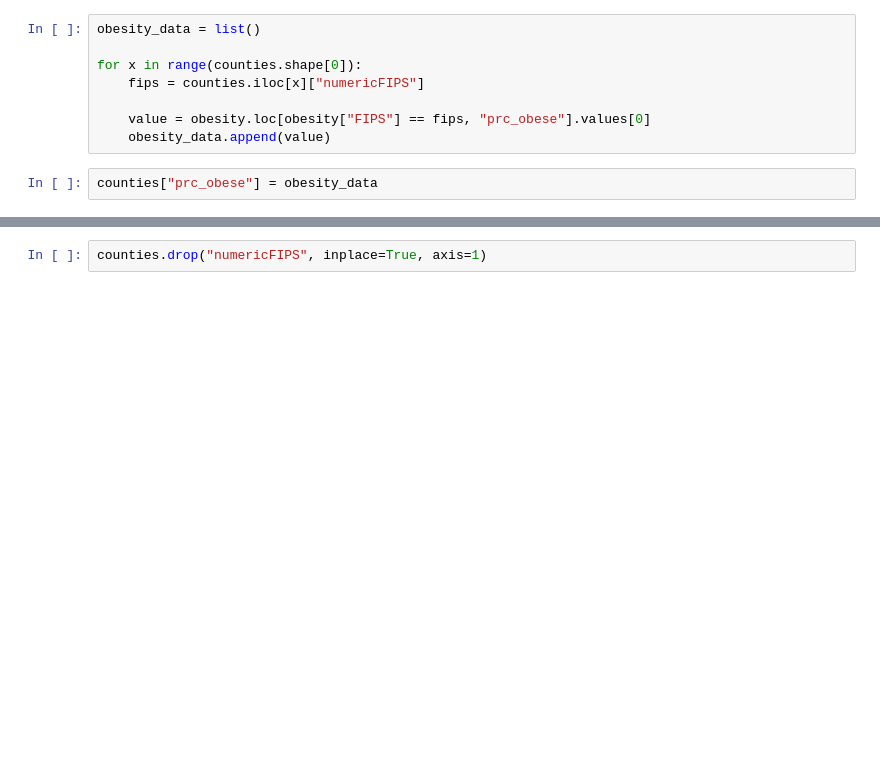
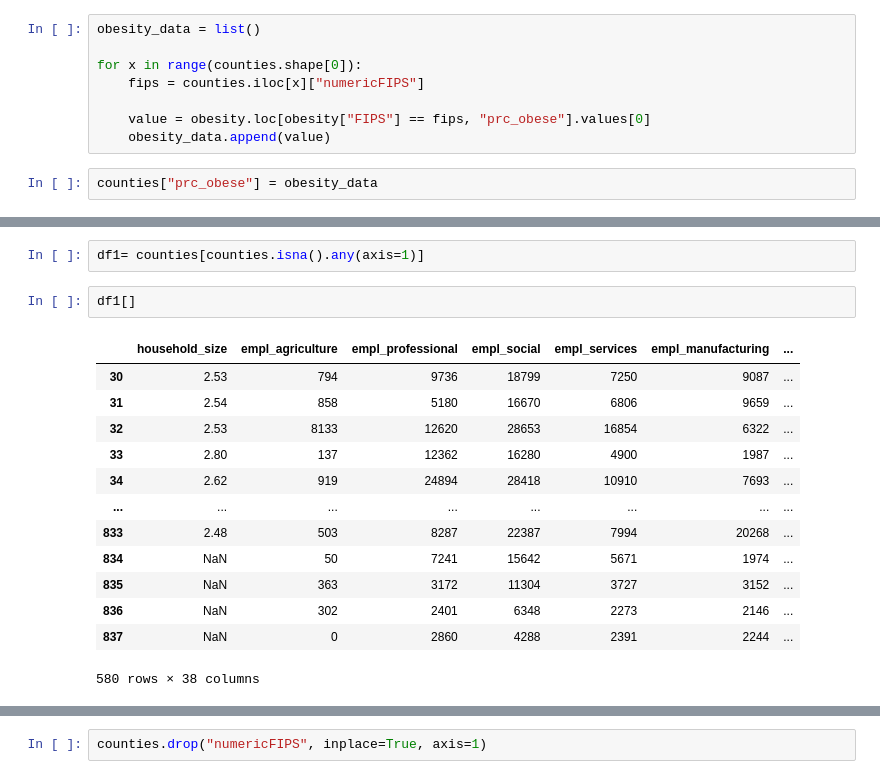
Before and after one commit to aejurgensen/Covid-19, a Jupyter notebook: data/demographic_data.ipynb, the cells around one changed output, grey strips where cells are left out. Cells and saved outputs as stored; diff of their text form; blank space fills up the shorter version.

```diff
--- a/data/demographic_data.ipynb
+++ b/data/demographic_data.ipynb
@@ -511,0 +671,18 @@ counties.head()
+# %%
+df1= counties[counties.isna().any(axis=1)]
+# %%
+df1[]
+# %% [output]
+|  | household_size | empl_agriculture | empl_professional | empl_social | empl_services | empl_manufacturing | ... |
+| 30 | 2.53 | 794 | 9736 | 18799 | 7250 | 9087 | ... |
+| 31 | 2.54 | 858 | 5180 | 16670 | 6806 | 9659 | ... |
+| 32 | 2.53 | 8133 | 12620 | 28653 | 16854 | 6322 | ... |
+| 33 | 2.80 | 137 | 12362 | 16280 | 4900 | 1987 | ... |
+| 34 | 2.62 | 919 | 24894 | 28418 | 10910 | 7693 | ... |
+| ... | ... | ... | ... | ... | ... | ... | ... |
+| 833 | 2.48 | 503 | 8287 | 22387 | 7994 | 20268 | ... |
+| 834 | NaN | 50 | 7241 | 15642 | 5671 | 1974 | ... |
+| 835 | NaN | 363 | 3172 | 11304 | 3727 | 3152 | ... |
+| 836 | NaN | 302 | 2401 | 6348 | 2273 | 2146 | ... |
+| 837 | NaN | 0 | 2860 | 4288 | 2391 | 2244 | ... |
+580 rows × 38 columns
```
Also changed, not shown: parts of 45 cells of this notebook, 29 other files.
